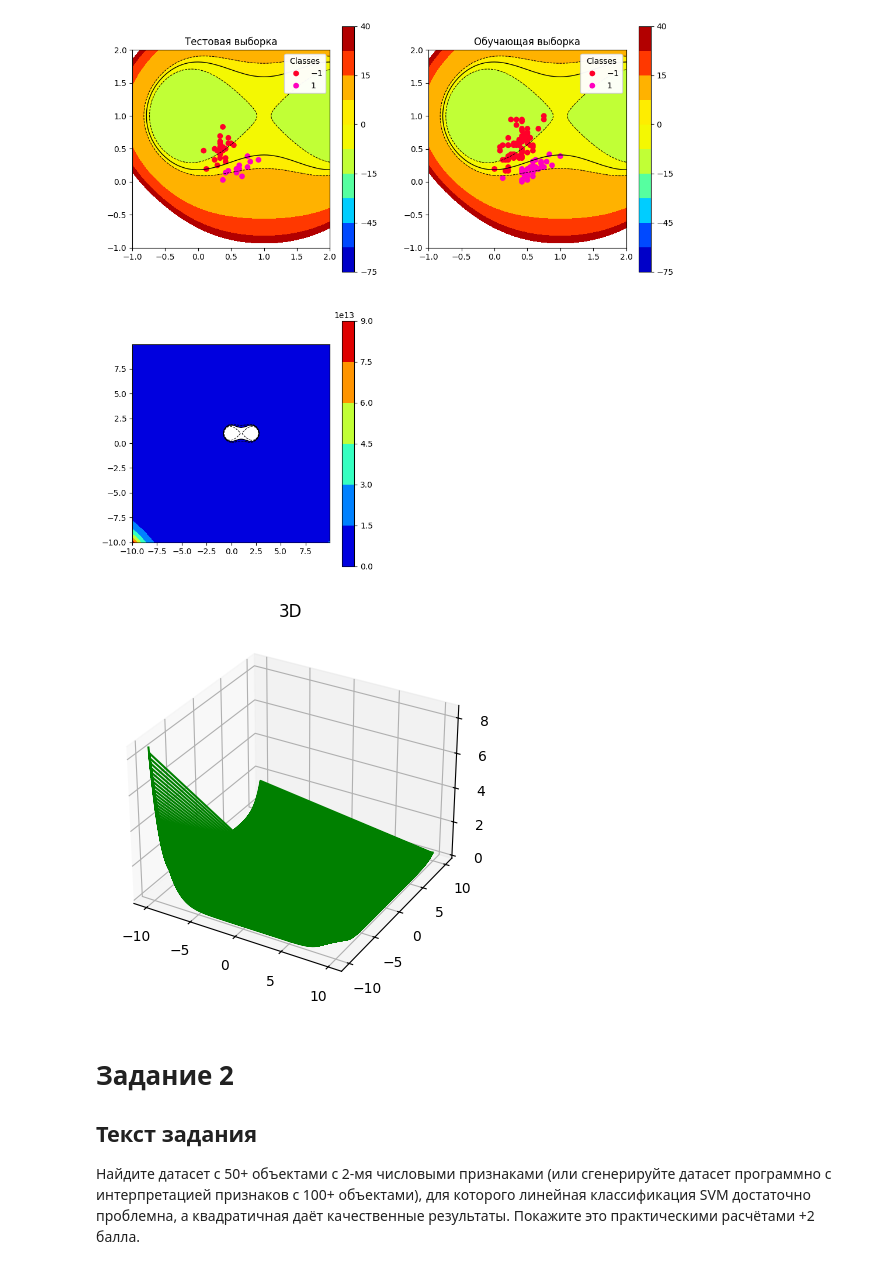
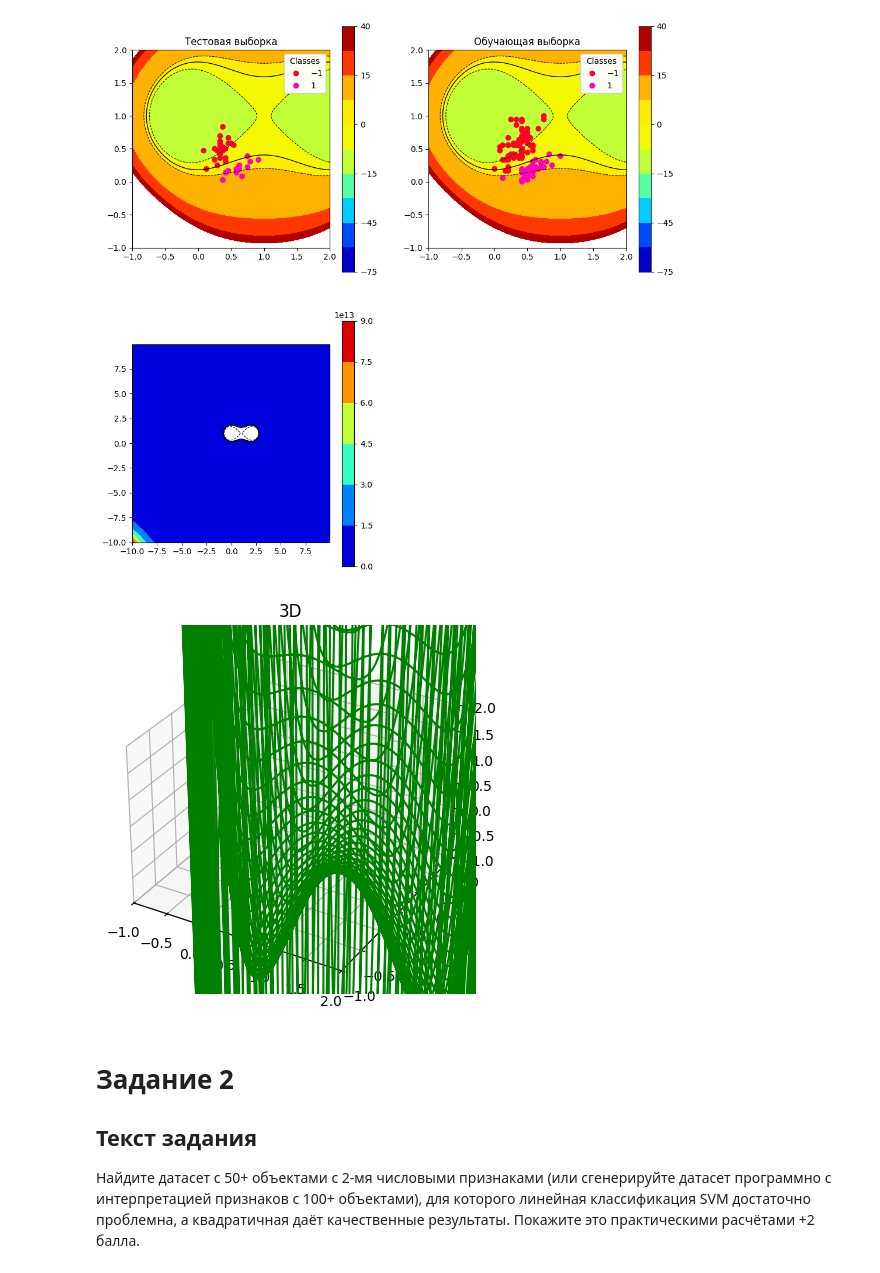
Before and after one commit to J0hnLenin/MachineLearningLabs, a Jupyter notebook: Lab06.ipynb, the cells around one changed output. Drawn from its saved outputs; the diff is of its cells as text; code cells hidden in the pictures.

```diff
--- a/Lab06.ipynb
+++ b/Lab06.ipynb
@@ -1187,10 +1187,13 @@ plt.show()
 # %%
 ax = plt.axes(projection ='3d')
 ax.plot3D(xgrid, ygrid, z, 'green')
 ax.set_title('3D')
+ax.set_xlim(-1, 2)
+ax.set_ylim(-1, 2)
+ax.set_zlim(-1, 2)
 plt.show()
 # %% [output]
-[figure, old version]
+[figure, new version]
 # %% [markdown]
 # Задание 2
 ## Текст задания
```
